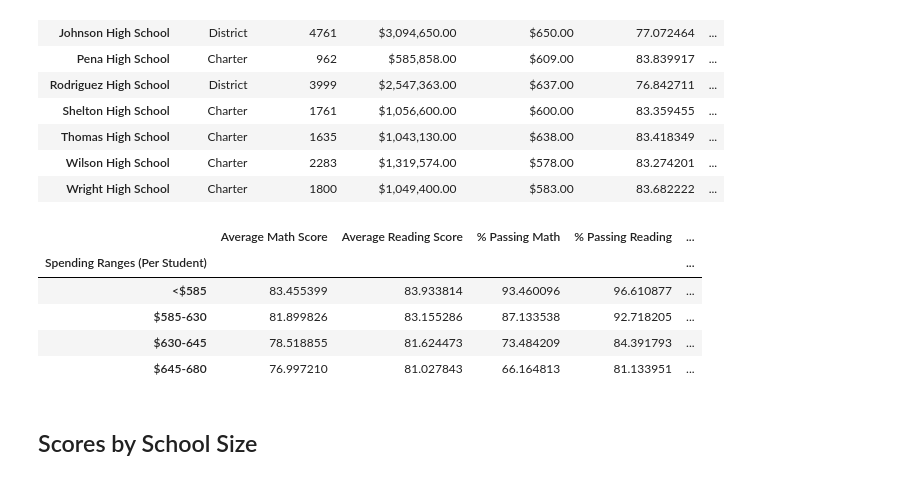
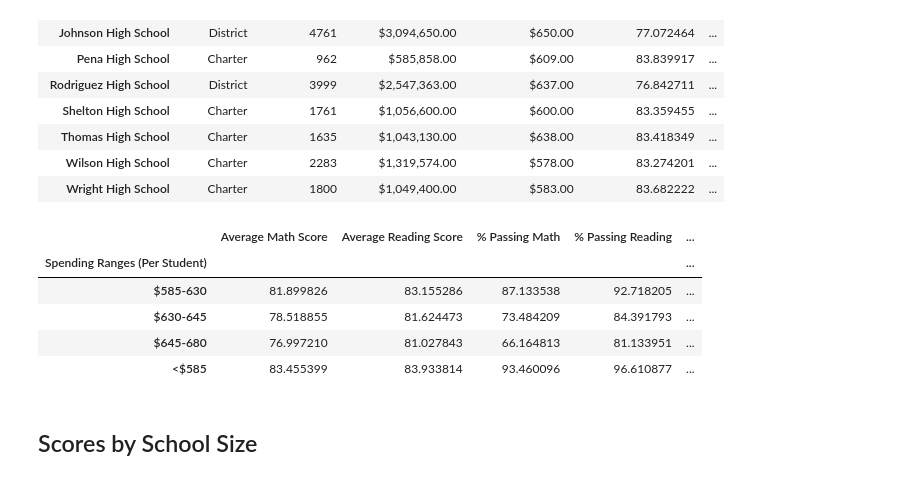
Before and after one commit to Golnaz8/pandas-challenge, a Jupyter notebook: PyCitySchools/PyCitySchools_ultimate.ipynb, the cells around one changed output. Drawn from its saved outputs; the diff is of its cells as text; code cells hidden in the pictures.

```diff
--- a/PyCitySchools/PyCitySchools_ultimate.ipynb
+++ b/PyCitySchools/PyCitySchools_ultimate.ipynb
@@ -357,23 +357,23 @@ overall_passing_spending = school_spending_df.groupby(["Spending Ranges (Per Stu
 # %%
 # Assemble into DataFrame
 spending_summary_data = {
     "Average Math Score" : spending_math_scores,
     "Average Reading Score" : spending_reading_scores,
     "% Passing Math" : spending_passing_math,
     "% Passing Reading" : spending_passing_reading,
     "% Overall Passing" : overall_passing_spending
 }
-spending_summary = pd.DataFrame(spending_summary_data).sort_values(by="% Overall Passing", ascending=False)
+spending_summary = pd.DataFrame(spending_summary_data)
 
 # Display results
 spending_summary
 # %% [output]
 |  | Average Math Score | Average Reading Score | % Passing Math | % Passing Reading | ... |
 | Spending Ranges (Per Student) |  |  |  |  | ... |
-| <$585 | 83.455399 | 83.933814 | 93.460096 | 96.610877 | ... |
 | $585-630 | 81.899826 | 83.155286 | 87.133538 | 92.718205 | ... |
 | $630-645 | 78.518855 | 81.624473 | 73.484209 | 84.391793 | ... |
 | $645-680 | 76.997210 | 81.027843 | 66.164813 | 81.133951 | ... |
+| <$585 | 83.455399 | 83.933814 | 93.460096 | 96.610877 | ... |
 # %% [markdown]
 ## Scores by School Size
 # %%
```
Also changed, not shown: 1 other file.
